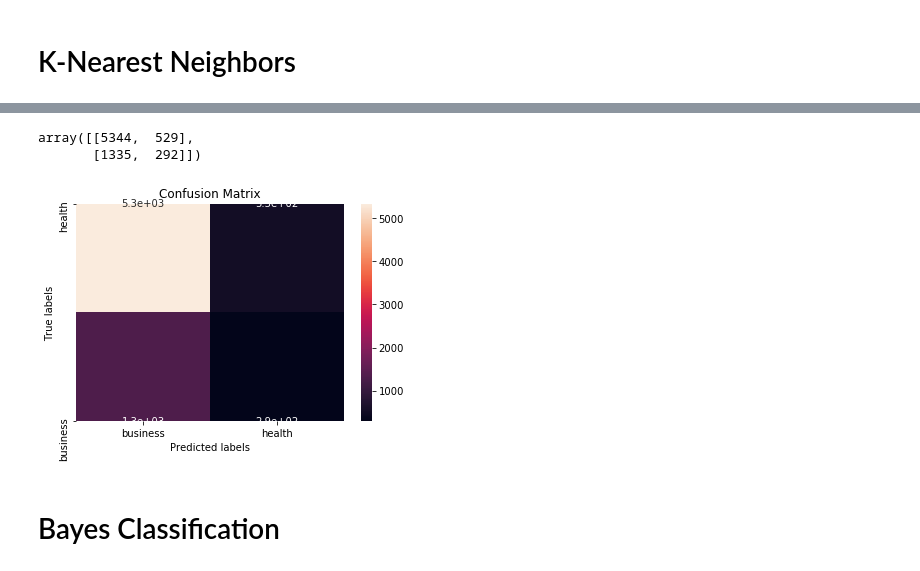
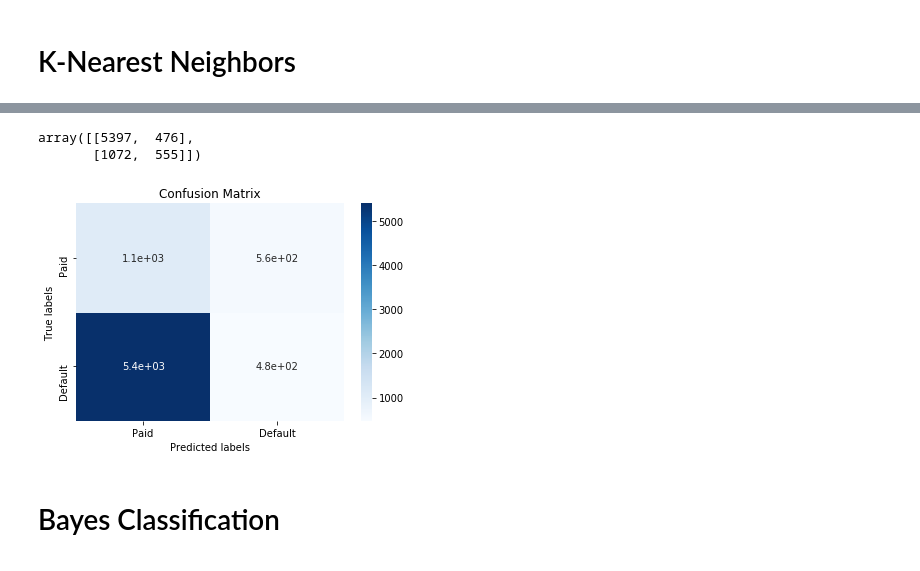
Before and after one commit to tjkim614/ml_mini_project, a Jupyter notebook: mini_project.ipynb, the cells around one changed output, grey strips where cells are left out. Drawn from its saved outputs; the diff is of its cells as text; code cells hidden in the pictures.

```diff
--- a/mini_project.ipynb
+++ b/mini_project.ipynb
@@ -79,0 +84,4 @@ data.head()
+# %%
+# 'df' is the raw data, where 'data' is the cleaned data.
+data = df.rename(columns={'default.payment.next.month' : 'DEFAULT'})  # change colname to match others
+data = data.drop(['ID'], axis=1)  # ID is obviously something that we do not need
@@ -79,0 +98,3 @@ data.head()
+# %%
+X = data.drop('DEFAULT', axis=1)
+y = data['DEFAULT']
@@ -100,7 +219,7 @@ scaled_X_train = scaler.fit_transform(X_train)  # data leakage. fit() has it lea
 scaled_X_test = scaler.transform(X_test)
 # %%
 knn = KNeighborsClassifier()
-knn.fit(X_train, y_train)
-predict_knn = knn.predict(X_test)
+knn.fit(scaled_X_train, y_train)
+y_test_predict = knn.predict(scaled_X_test)
 
 # function
@@ -107,23 +251,26 @@ predict_knn = knn.predict(X_test)
 # %%
-confusion_matrix(y_test, predict_knn)
-
+cm = confusion_matrix(y_test, predict_knn)
+cm
 # metrics as function.
 # %% [output]
-array([[5344,  529],
-       [1335,  292]])
+array([[5397,  476],
+       [1072,  555]])
 # %%
 import seaborn as sns
 import matplotlib.pyplot as plt
 
-ax= plt.subplot()
-sns.heatmap(confusion_matrix(y_test, predict_knn), annot=True, ax = ax); #annot=True to annotate cells
+ax = plt.subplot()
+sns.heatmap(cm, annot=True, ax=ax, cmap=plt.cm.Blues); # annot=True to annotate cells
 
 # labels, title and ticks
-ax.set_xlabel('Predicted labels');ax.set_ylabel('True labels');
-ax.set_title('Confusion Matrix');
-ax.xaxis.set_ticklabels(['business', 'health']); ax.yaxis.set_ticklabels(['health', 'business']);
+ax.set_ylim([0,2])  # added because for some reason the annotations were not centered
+ax.set_xlabel('Predicted labels')
+ax.set_ylabel('True labels')
+ax.set_title('Confusion Matrix')
+ax.xaxis.set_ticklabels(['Paid', 'Default'])
+ax.yaxis.set_ticklabels(['Default', 'Paid']);
 # %% [output]
-[figure, old version]
+[figure, new version]
 # %% [markdown]
 # Bayes Classification
 # %%
```
Also changed, not shown: parts of 32 cells of this notebook.
